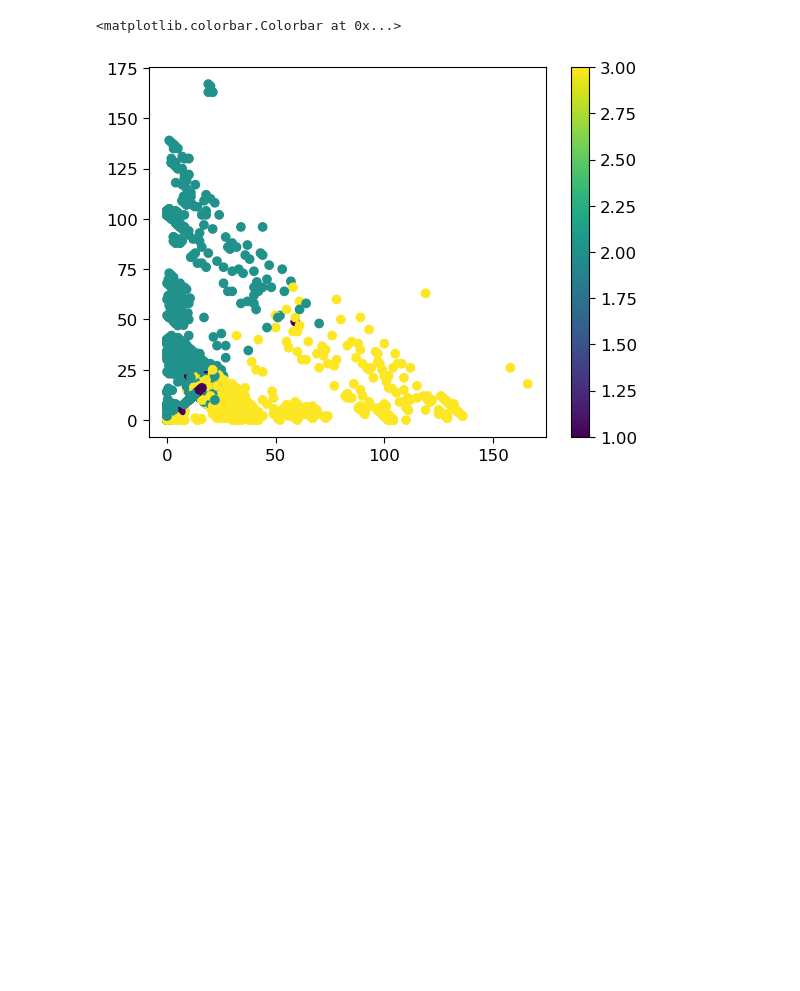
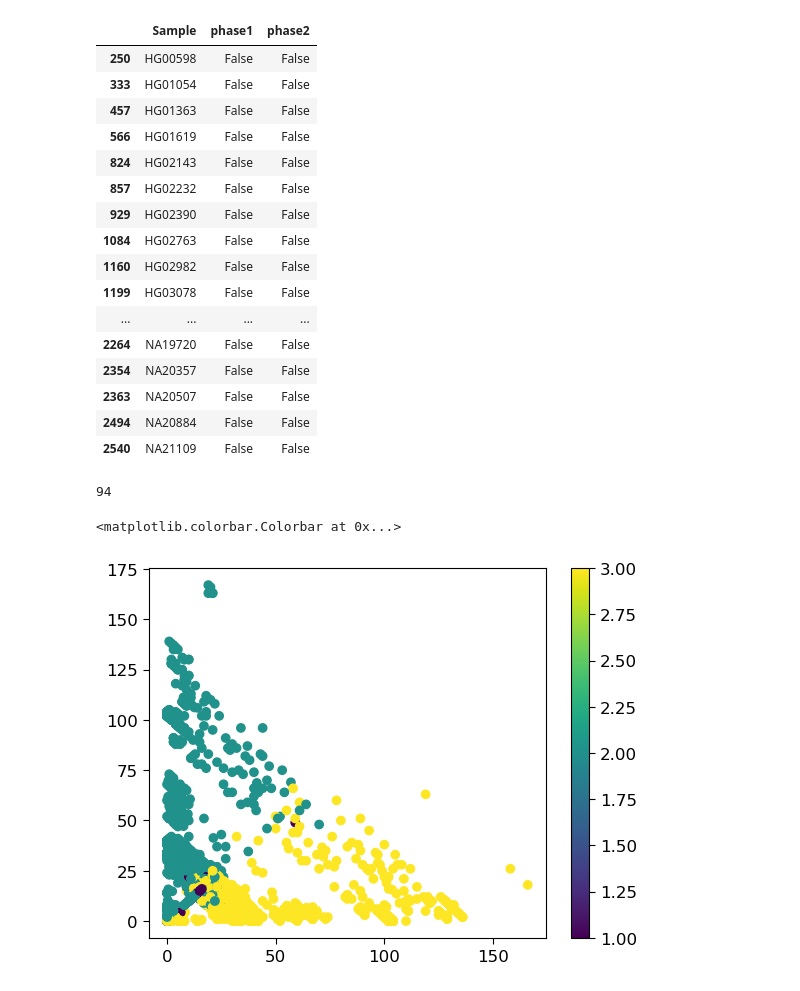
Before and after one commit to Suuuuuuuus/QUILT_sus, a Jupyter notebook: QUILT/Python/phasing_new.ipynb, the cells around one changed output. Cells and saved outputs as stored; diff of their text form; code cells hidden in the pictures; blank space fills up the shorter version.

```diff
--- a/QUILT/Python/phasing_new.ipynb
+++ b/QUILT/Python/phasing_new.ipynb
@@ -490,9 +492,6 @@ types2 = np.array(pd.Series([np.nan] * len(reftypes2)))
 types2[np.isin(reftypes2, newhaps2.columns)] = 1
 predsecondalleles = np.array(pd.DataFrame(np.nan, index=range(len(types2)), columns=range(newhaps2.shape[0])))
 predsecondalleles[types2 == 1, :] = newhaps2.loc[:, reftypes2[types2 == 1]].T
-
-# pred1st/2ndalleles is variant dosage observed from database
-# if that allele is not present, what if we remedify by using G-group?
 
 obsgen = hrcfirstalleles + hrcsecondalleles
 predgen = pd.DataFrame(predfirstalleles + predsecondalleles)
@@ -531,8 +530,8 @@ phased2 = (
     (np.isnan(d12) & ~np.isnan(d21) & (d11 - d21 > 2) & (d21 < 2))
 )
 
-allele1 = np.where(phased1, reftypes1, np.where(phased2, reftypes2, 'None'))
-allele2 = np.where(phased1, reftypes2, np.where(phased2, reftypes1, 'None'))
+# allele1 = np.where(phased1, reftypes1, np.where(phased2, reftypes2, 'None'))
+# allele2 = np.where(phased1, reftypes2, np.where(phased2, reftypes1, 'None'))
 
 phased1old = phased1.copy()
 phased2old = phased2.copy()
@@ -547,12 +544,0 @@ plt.colorbar()
-# %%
-alleles = np.empty(2*len(retained_samples), dtype = object)
-alleles[::2] = allele1
-alleles[1::2] = allele2
-nameset = np.unique(alleles[alleles != 'None'])
-
-predmat = np.zeros((len(nameset), obsgen.shape[1]))
-for i, name in enumerate(nameset):
-    predmat[i, :] = np.mean(obsgen.iloc[alleles == name, :], axis=0)
-
-predmatallele1 = np.full((len(reftypes1), obsgen.shape[1]), np.nan)
-predmatallele2 = np.full((len(reftypes1), obsgen.shape[1]), np.nan)
@@ -616,3 +593,6 @@ phased2b = (
 update = ~phased1 & ~phased2
 phased1[update] = phased1b[update]
 phased2[update] = phased2b[update]
+# %%
+phase_df2 = pd.DataFrame({'Sample': hlatypes['Sample ID'].values, 'phase1': phased1, 'phase2': phased2})
+phase_df2
@@ -619,3 +613,27 @@ phased2[update] = phased2b[update]
+# %%
+phase_df2[(phase_df2['phase1'] == False) & ((phase_df2['phase2'] == False))]
+# %% [output]
+|  | Sample | phase1 | phase2 |
+| 250 | HG00598 | False | False |
+| 333 | HG01054 | False | False |
+| 457 | HG01363 | False | False |
+| 566 | HG01619 | False | False |
+| 824 | HG02143 | False | False |
+| 857 | HG02232 | False | False |
+| 929 | HG02390 | False | False |
+| 1084 | HG02763 | False | False |
+| 1160 | HG02982 | False | False |
+| 1199 | HG03078 | False | False |
+| ... | ... | ... | ... |
+| 2264 | NA19720 | False | False |
+| 2354 | NA20357 | False | False |
+| 2363 | NA20507 | False | False |
+| 2494 | NA20884 | False | False |
+| 2540 | NA21109 | False | False |
+# %%
+phase2b[2]
+# %% [output]
+94
 # %%
 plt.scatter(oldphase1, oldphase2, c=1 + phased1.astype(int) + 2 * phased2.astype(int))
 plt.colorbar()
```
Also changed, not shown: parts of 9 cells of this notebook.
